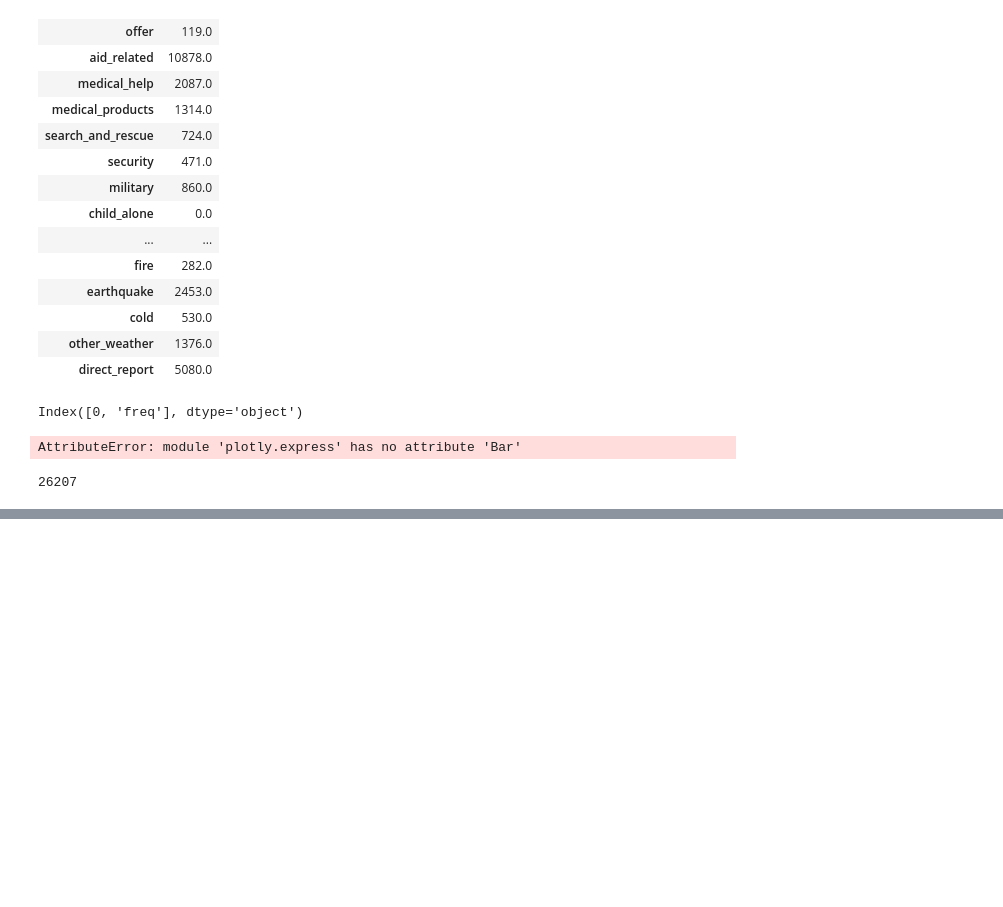
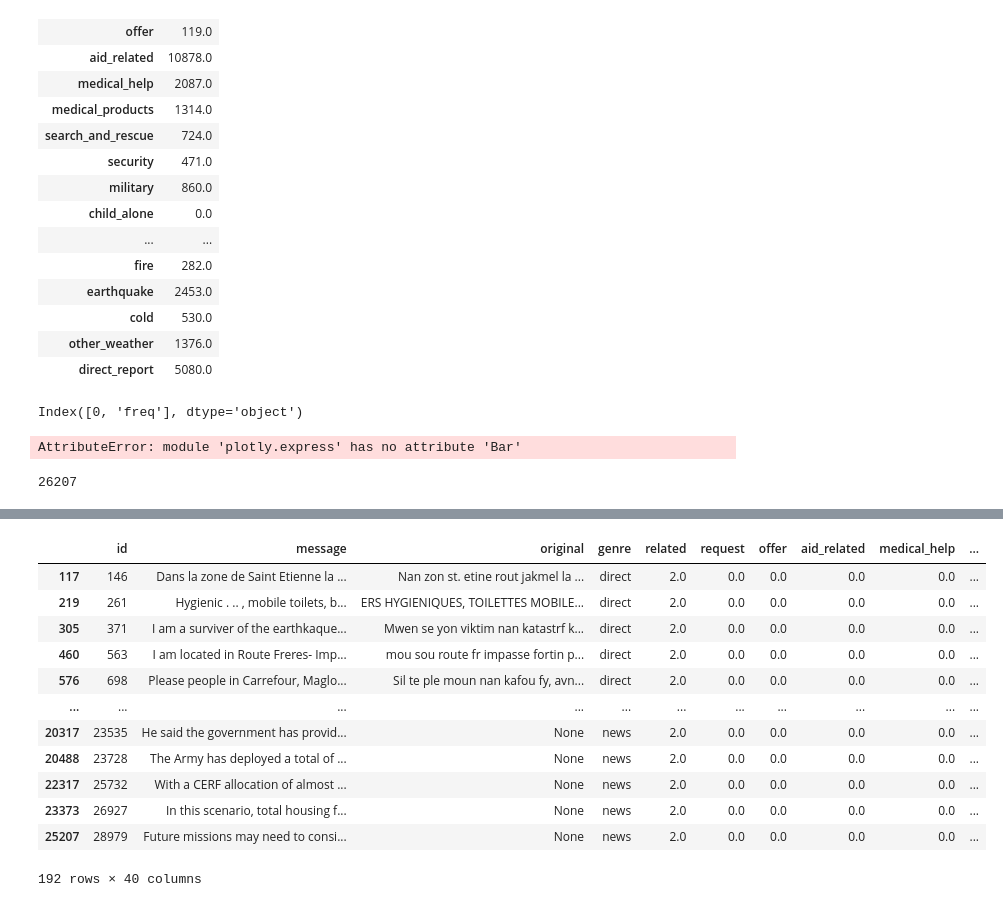
Before and after one commit to 0zero/disaster_response, a Jupyter notebook: testing.ipynb, the cells around one changed output, grey strips where cells are left out. Drawn from its saved outputs; the diff is of its cells as text; code cells hidden in the pictures; blank space fills up the shorter version.

```diff
--- a/testing.ipynb
+++ b/testing.ipynb
@@ -188,0 +189,16 @@ fig.show()
+# %%
+df[df["related"]==2]
+# %% [output]
+|  | id | message | original | genre | related | request | offer | aid_related | medical_help | ... |
+| 117 | 146 | Dans la zone de Saint Etienne la ... | Nan zon st. etine rout jakmel la ... | direct | 2.0 | 0.0 | 0.0 | 0.0 | 0.0 | ... |
+| 219 | 261 | Hygienic . .. , mobile toilets, b... | ERS HYGIENIQUES, TOILETTES MOBILE... | direct | 2.0 | 0.0 | 0.0 | 0.0 | 0.0 | ... |
+| 305 | 371 | I am a surviver of the earthkaque... | Mwen se yon viktim nan katastrf k... | direct | 2.0 | 0.0 | 0.0 | 0.0 | 0.0 | ... |
+| 460 | 563 | I am located in Route Freres- Imp... | mou sou route fr impasse fortin p... | direct | 2.0 | 0.0 | 0.0 | 0.0 | 0.0 | ... |
+| 576 | 698 | Please people in Carrefour, Maglo... | Sil te ple moun nan kafou fy, avn... | direct | 2.0 | 0.0 | 0.0 | 0.0 | 0.0 | ... |
+| ... | ... | ... | ... | ... | ... | ... | ... | ... | ... | ... |
+| 20317 | 23535 | He said the government has provid... | None | news | 2.0 | 0.0 | 0.0 | 0.0 | 0.0 | ... |
+| 20488 | 23728 | The Army has deployed a total of ... | None | news | 2.0 | 0.0 | 0.0 | 0.0 | 0.0 | ... |
+| 22317 | 25732 | With a CERF allocation of almost ... | None | news | 2.0 | 0.0 | 0.0 | 0.0 | 0.0 | ... |
+| 23373 | 26927 | In this scenario, total housing f... | None | news | 2.0 | 0.0 | 0.0 | 0.0 | 0.0 | ... |
+| 25207 | 28979 | Future missions may need to consi... | None | news | 2.0 | 0.0 | 0.0 | 0.0 | 0.0 | ... |
+192 rows × 40 columns
```
Also changed, not shown: parts of 6 cells of this notebook, 5 other files.
